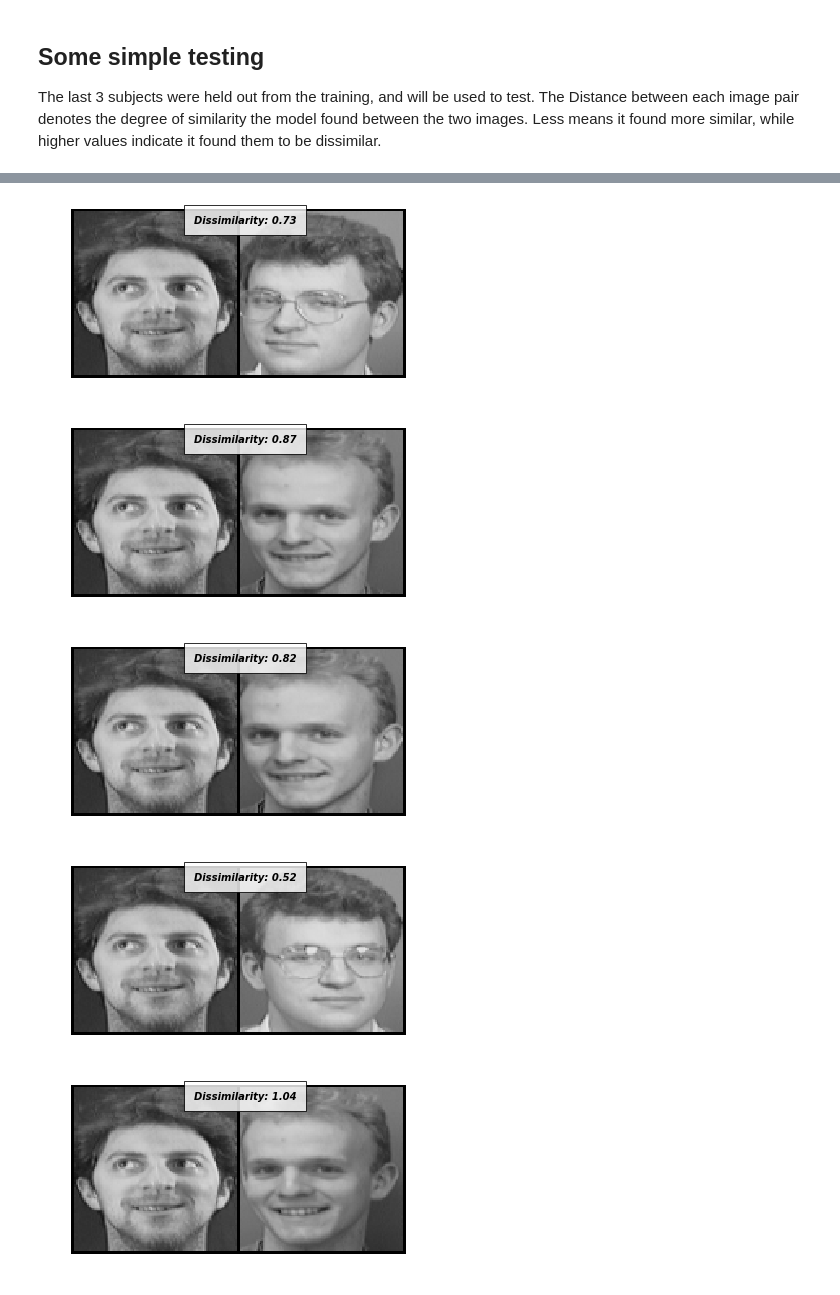
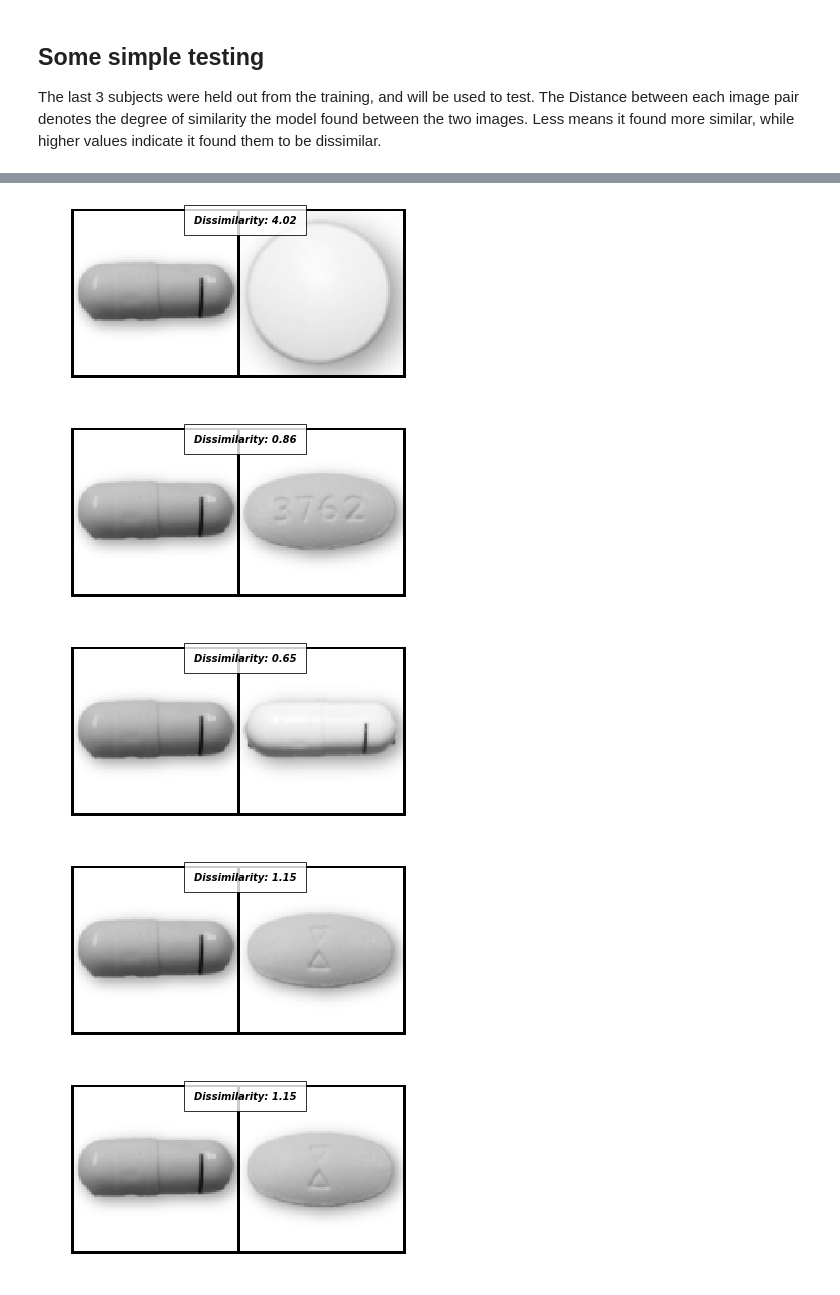
Before and after one commit to mepotts/Pill-Siamese-Network, a Jupyter notebook: Siamese-networks-medium.ipynb, the cells around one changed output, grey strips where cells are left out. Cells and saved outputs as stored; diff of their text form; code cells hidden in the pictures.

Commit message:
simple testing

```diff
--- a/Siamese-networks-medium.ipynb
+++ b/Siamese-networks-medium.ipynb
@@ -43,8 +43,8 @@ def show_plot(iteration,loss):
 A simple class to manage configuration
 # %%
 class Config():
-    training_dir = "./data/faces/training/"
-    testing_dir = "./data/faces/testing/"
+    training_dir = "./data/pills/training/"
+    testing_dir = "./data/pills/testing/"
     train_batch_size = 64
     train_number_epochs = 100
 # %% [markdown]
@@ -272,7 +264,7 @@ for i in range(10):
     _,x1,label2 = next(dataiter)
     concatenated = torch.cat((x0,x1),0)
 
-    output1,output2 = net(Variable(x0).cuda(),Variable(x1).cuda())
+    output1,output2 = net(Variable(x0),Variable(x1))
     euclidean_distance = F.pairwise_distance(output1, output2)
     imshow(torchvision.utils.make_grid(concatenated),'Dissimilarity: {:.2f}'.format(euclidean_distance.item()))
 # %% [output]
@@ -282,5 +274,5 @@ for i in range(10):
-[figure, old version]
+[figure, new version]
-[figure, old version]
+[figure, new version]
-[figure, old version]
+[figure, new version]
-[figure, old version]
+[figure, new version]
-[figure, old version]
+[figure, new version]
```
Also changed, not shown: parts of 3 cells of this notebook.
